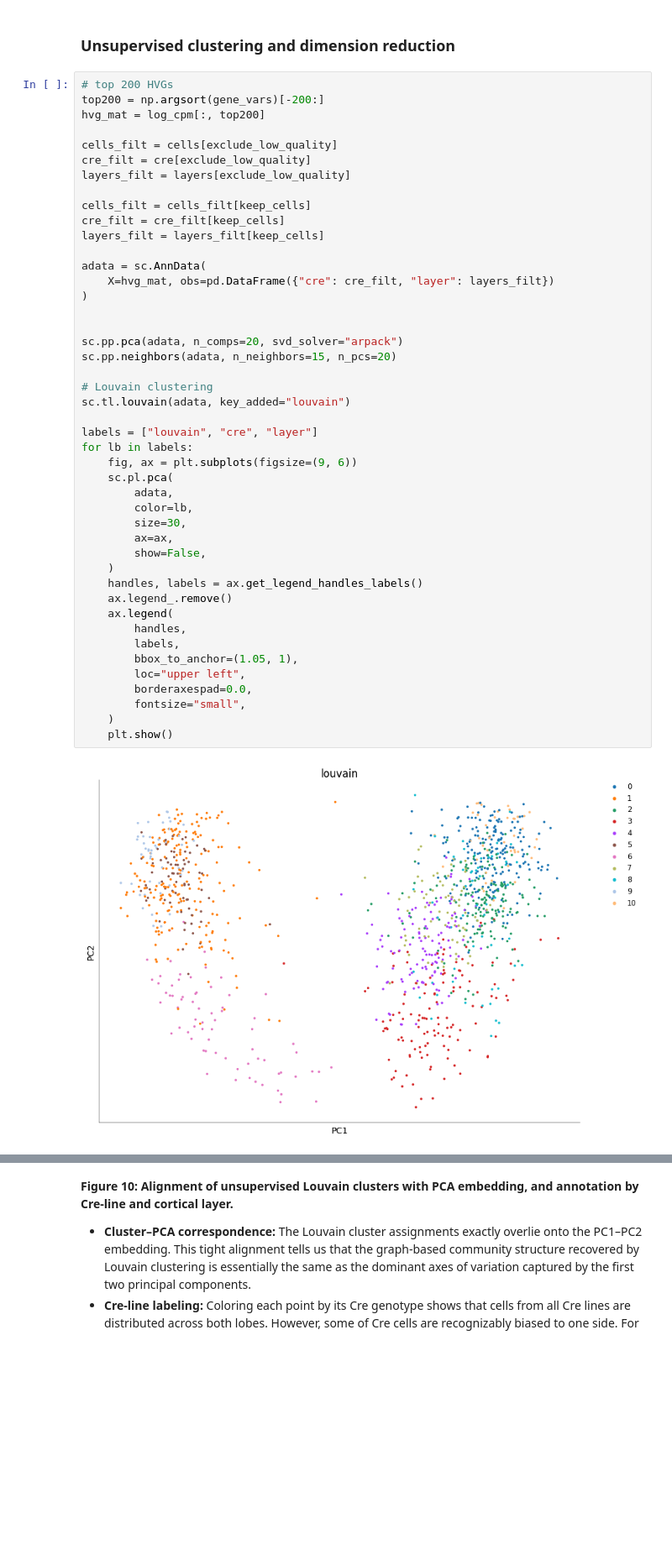
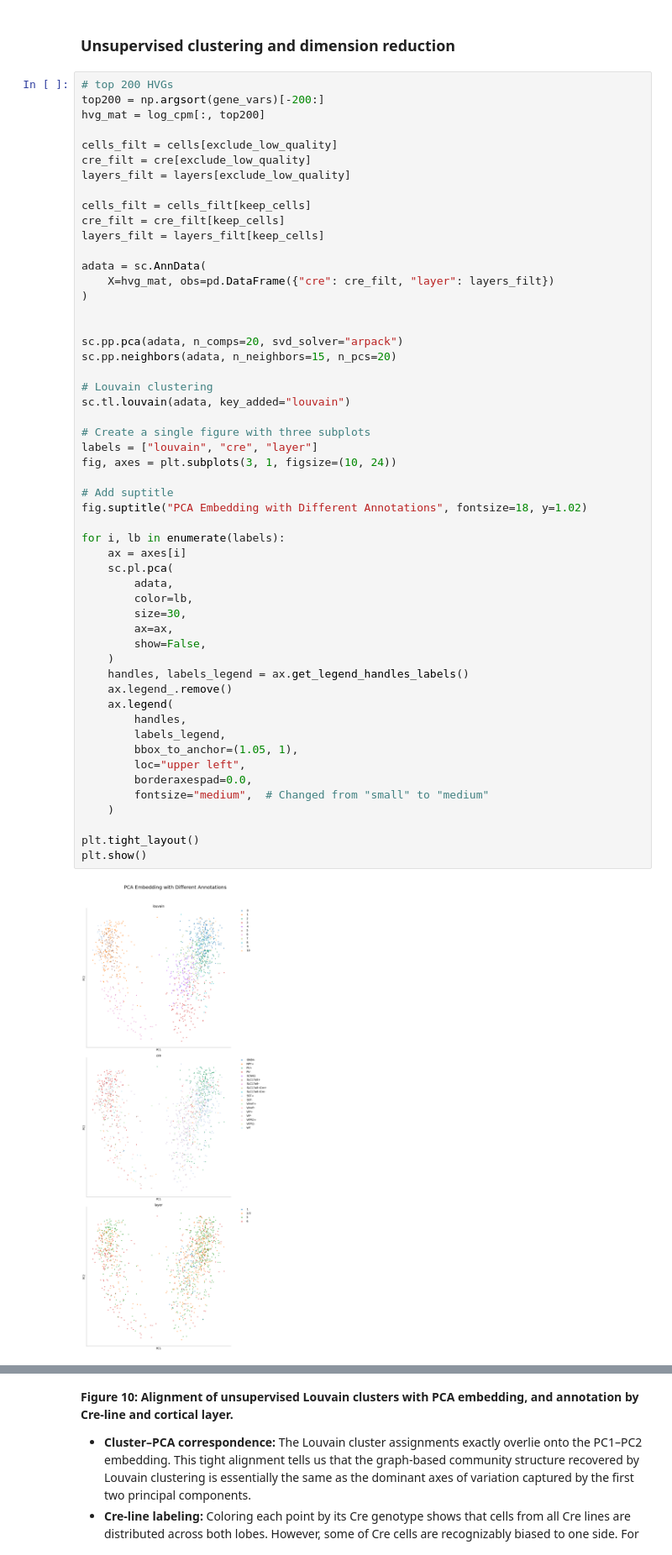
Before and after one commit to JuliusGrote/NDS_2025, a Jupyter notebook: notebooks/practical03.ipynb, the cells around one changed output, grey strips where cells are left out. Shown at 84% size. Drawn from its saved outputs; the diff is of its cells as text; blank space fills up the shorter version.

```diff
--- a/notebooks/practical03.ipynb
+++ b/notebooks/practical03.ipynb
@@ -1164,37 +1092,45 @@ cells_filt = cells_filt[keep_cells]
 cre_filt = cre_filt[keep_cells]
 layers_filt = layers_filt[keep_cells]
 
 adata = sc.AnnData(
     X=hvg_mat, obs=pd.DataFrame({"cre": cre_filt, "layer": layers_filt})
 )
 
 
 sc.pp.pca(adata, n_comps=20, svd_solver="arpack")
 sc.pp.neighbors(adata, n_neighbors=15, n_pcs=20)
 
 # Louvain clustering
 sc.tl.louvain(adata, key_added="louvain")
 
+# Create a single figure with three subplots
 labels = ["louvain", "cre", "layer"]
-for lb in labels:
-    fig, ax = plt.subplots(figsize=(9, 6))
+fig, axes = plt.subplots(3, 1, figsize=(10, 24))
+
+# Add suptitle
+fig.suptitle("PCA Embedding with Different Annotations", fontsize=18, y=1.02)
+
+for i, lb in enumerate(labels):
+    ax = axes[i]
     sc.pl.pca(
         adata,
         color=lb,
         size=30,
         ax=ax,
         show=False,
     )
-    handles, labels = ax.get_legend_handles_labels()
+    handles, labels_legend = ax.get_legend_handles_labels()
     ax.legend_.remove()
     ax.legend(
         handles,
-        labels,
+        labels_legend,
         bbox_to_anchor=(1.05, 1),
         loc="upper left",
         borderaxespad=0.0,
-        fontsize="small",
+        fontsize="medium",  # Changed from "small" to "medium"
     )
-    plt.show()
+
+plt.tight_layout()
+plt.show()
 # %% [output]
-[figure, old version]
+[figure, new version]
```
Also changed, not shown: parts of 13 cells of this notebook, 1 other file.
